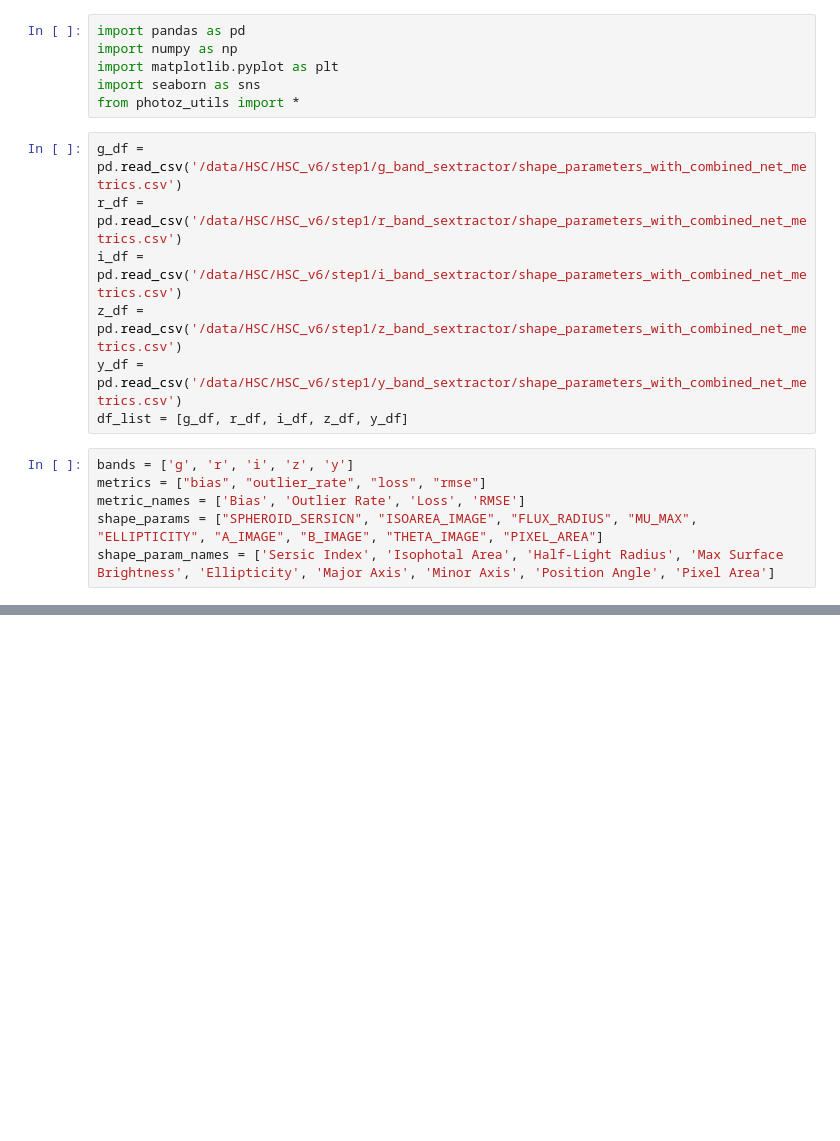
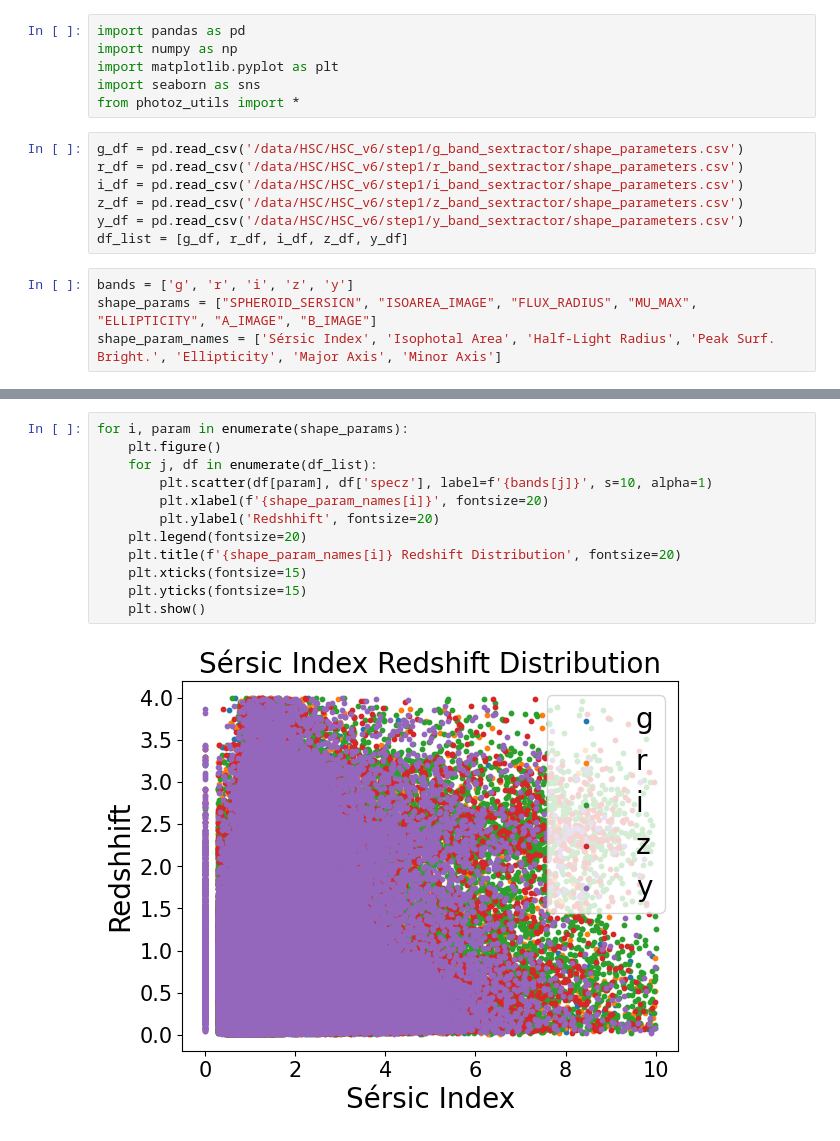
Before and after one commit to astrodatalab/photoz, a Jupyter notebook: code/CNN_visualization/shape_parameter_plots_all_ bands.ipynb, the cells around one changed output, grey strips where cells are left out. Cells and saved outputs as stored; diff of their text form; blank space fills up the shorter version.

```diff
--- a/code/CNN_visualization/shape_parameter_plots_all_ bands.ipynb
+++ b/code/CNN_visualization/shape_parameter_plots_all_ bands.ipynb
@@ -5,15 +5,13 @@ import matplotlib.pyplot as plt
 import seaborn as sns
 from photoz_utils import *
 # %%
-g_df = pd.read_csv('/data/HSC/HSC_v6/step1/g_band_sextractor/shape_parameters_with_combined_net_metrics.csv')
-r_df = pd.read_csv('/data/HSC/HSC_v6/step1/r_band_sextractor/shape_parameters_with_combined_net_metrics.csv')
-i_df = pd.read_csv('/data/HSC/HSC_v6/step1/i_band_sextractor/shape_parameters_with_combined_net_metrics.csv')
-z_df = pd.read_csv('/data/HSC/HSC_v6/step1/z_band_sextractor/shape_parameters_with_combined_net_metrics.csv')
-y_df = pd.read_csv('/data/HSC/HSC_v6/step1/y_band_sextractor/shape_parameters_with_combined_net_metrics.csv')
+g_df = pd.read_csv('/data/HSC/HSC_v6/step1/g_band_sextractor/shape_parameters.csv')
+r_df = pd.read_csv('/data/HSC/HSC_v6/step1/r_band_sextractor/shape_parameters.csv')
+i_df = pd.read_csv('/data/HSC/HSC_v6/step1/i_band_sextractor/shape_parameters.csv')
+z_df = pd.read_csv('/data/HSC/HSC_v6/step1/z_band_sextractor/shape_parameters.csv')
+y_df = pd.read_csv('/data/HSC/HSC_v6/step1/y_band_sextractor/shape_parameters.csv')
 df_list = [g_df, r_df, i_df, z_df, y_df]
 # %%
 bands = ['g', 'r', 'i', 'z', 'y']
-metrics = ["bias", "outlier_rate", "loss", "rmse"]
-metric_names = ['Bias', 'Outlier Rate', 'Loss', 'RMSE']
-shape_params = ["SPHEROID_SERSICN", "ISOAREA_IMAGE", "FLUX_RADIUS", "MU_MAX", "ELLIPTICITY", "A_IMAGE", "B_IMAGE", "THETA_IMAGE", "PIXEL_AREA"]
-shape_param_names = ['Sersic Index', 'Isophotal Area', 'Half-Light Radius', 'Max Surface Brightness', 'Ellipticity', 'Major Axis', 'Minor Axis', 'Position Angle', 'Pixel Area']
+shape_params = ["SPHEROID_SERSICN", "ISOAREA_IMAGE", "FLUX_RADIUS", "MU_MAX", "ELLIPTICITY", "A_IMAGE", "B_IMAGE"]
+shape_param_names = ['Sérsic Index', 'Isophotal Area', 'Half-Light Radius', 'Peak Surf. Bright.', 'Ellipticity', 'Major Axis', 'Minor Axis']
@@ -19,0 +40,14 @@ shape_param_names = ['Sersic Index', 'Isophotal Area', 'Half-Light Radius', 'Max
+# %%
+for i, param in enumerate(shape_params):
+    plt.figure()
+    for j, df in enumerate(df_list):
+        plt.scatter(df[param], df['specz'], label=f'{bands[j]}', s=10, alpha=1)
+        plt.xlabel(f'{shape_param_names[i]}', fontsize=20)
+        plt.ylabel('Redshhift', fontsize=20)
+    plt.legend(fontsize=20)
+    plt.title(f'{shape_param_names[i]} Redshift Distribution', fontsize=20)
+    plt.xticks(fontsize=15)
+    plt.yticks(fontsize=15)
+    plt.show()
+# %% [output]
+[figure, added]
```
Also changed, not shown: parts of 9 cells of this notebook.
